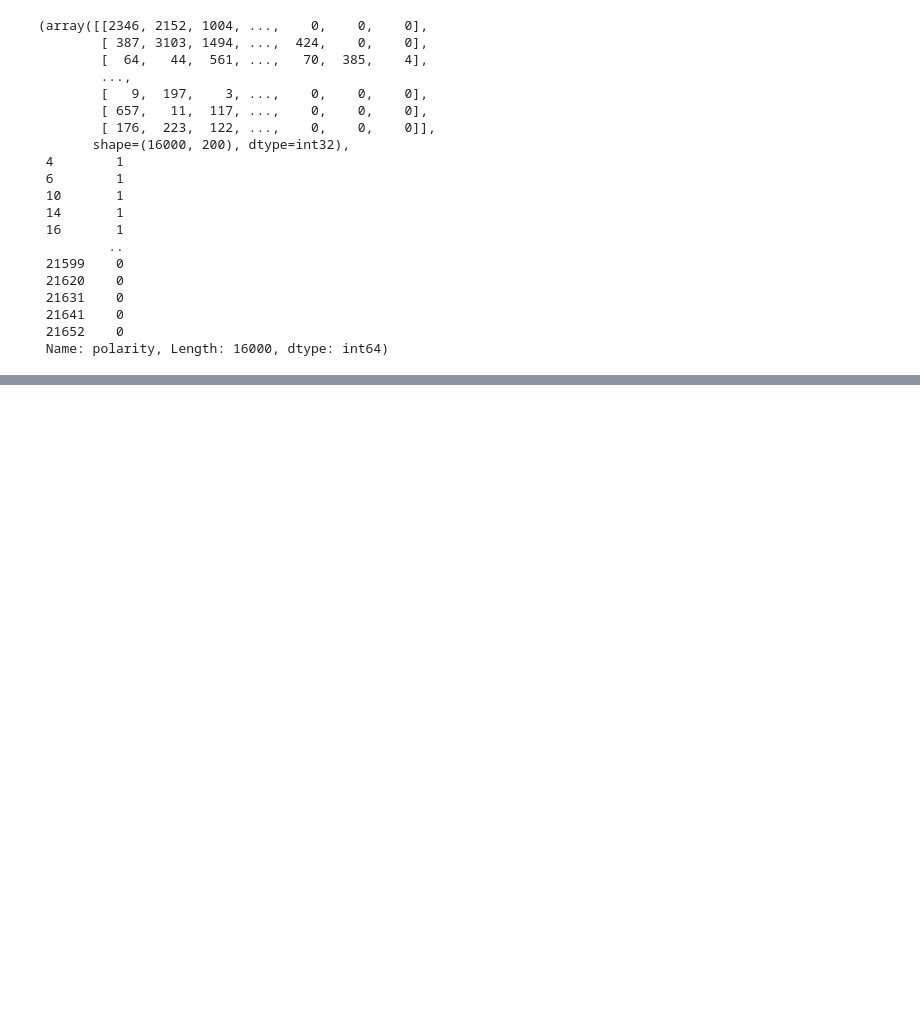
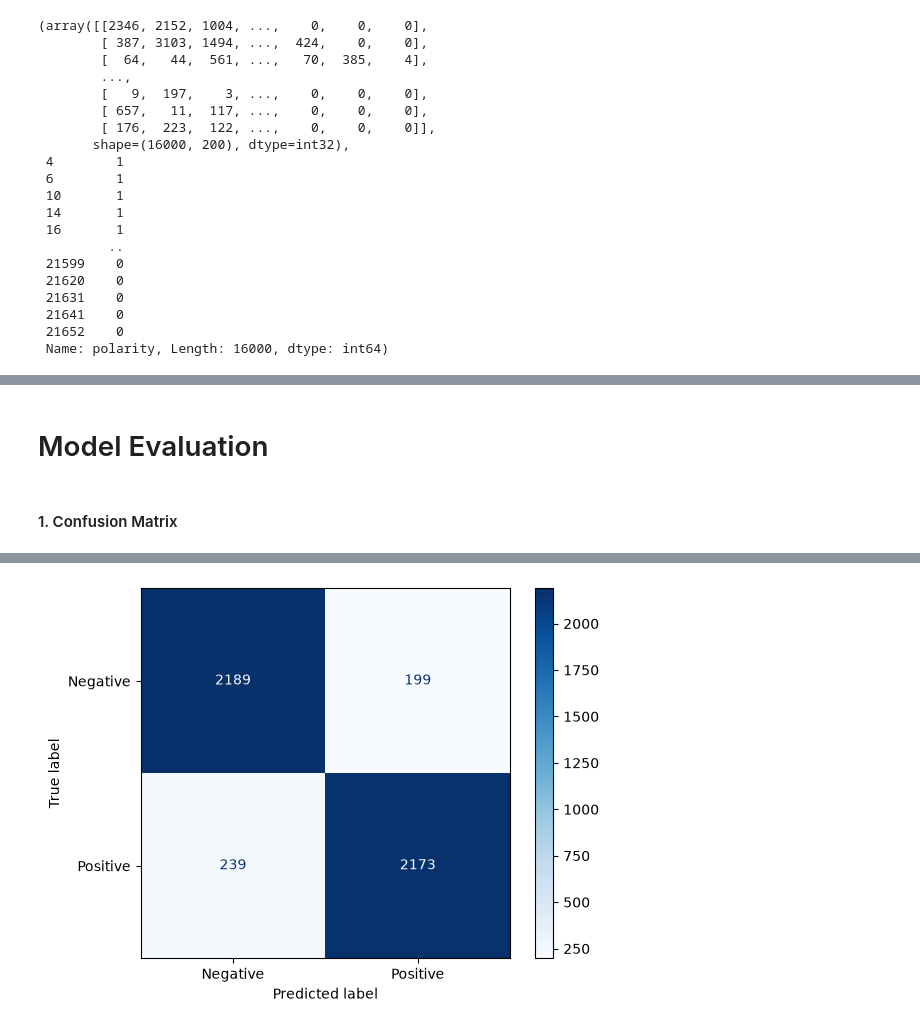
Before and after one commit to SolidGluten/imdb-reviews-sentiment-analysis, a Jupyter notebook: models/deep_learning.ipynb, the cells around one changed output, grey strips where cells are left out. Saved outputs shown, nothing was run; the diff lists cells and outputs as text; code cells hidden in the pictures; blank space fills up the shorter version.

```diff
--- a/models/deep_learning.ipynb
+++ b/models/deep_learning.ipynb
@@ -255,13 +288,15 @@ model = Sequential([
         input_dim=vocab_size,
         output_dim=VECTOR_SIZE,
         weights=[embedding_matrix],
-        input_length=MAX_LEN,
         mask_zero=True,
         trainable=True
     ),
 
+    # Hidden Layers
     SpatialDropout1D(0.3),
-    Bidirectional(LSTM(64, dropout=0.2, recurrent_dropout=0.2)),
+    Bidirectional(LSTM(64, dropout=0.3, recurrent_dropout=0.3)),
+    Dense(32, activation='relu', kernel_regularizer=l2(0.01)),
+    Dropout(0.5),
 
     Dense(1, activation='sigmoid')
 ])
@@ -269,12 +304,12 @@ model = Sequential([
 
 model.compile(optimizer="adam", loss='binary_crossentropy', metrics=['accuracy'])
 
-early_stop = EarlyStopping(monitor='val_loss', patience=3, restore_best_weights=True)
+early_stop = EarlyStopping(monitor='val_accuracy', mode='max', patience=4, restore_best_weights=True)
 reduce_lr = ReduceLROnPlateau(monitor='val_loss', factor=0.5, patience=2, min_lr=1e-6)
 
-model.fit(
+history = model.fit(
     X_train, Y_train,
-    epochs=10,
+    epochs=25,
     batch_size=32,
     validation_data=(X_test, Y_test),
     callbacks=[early_stop, reduce_lr]
@@ -297,0 +338,13 @@ Epoch 5/10
+# %% [markdown]
+# Model Evaluation
+# %% [markdown]
+#### 1. Confusion Matrix
+# %%
+Y_pred_probs = model.predict(X_test)
+Y_pred = (Y_pred_probs >= 0.5).astype(int).flatten()
+
+cm = confusion_matrix(Y_test, Y_pred)
+disp = ConfusionMatrixDisplay(confusion_matrix=cm, display_labels=['Negative', 'Positive'])
+disp.plot(cmap=plt.cm.Blues)
+plt.show()
+# %% [output]
@@ -297,0 +352 @@ Epoch 5/10
+[figure, added]
```
Also changed, not shown: parts of 22 cells of this notebook, 3 other files.
